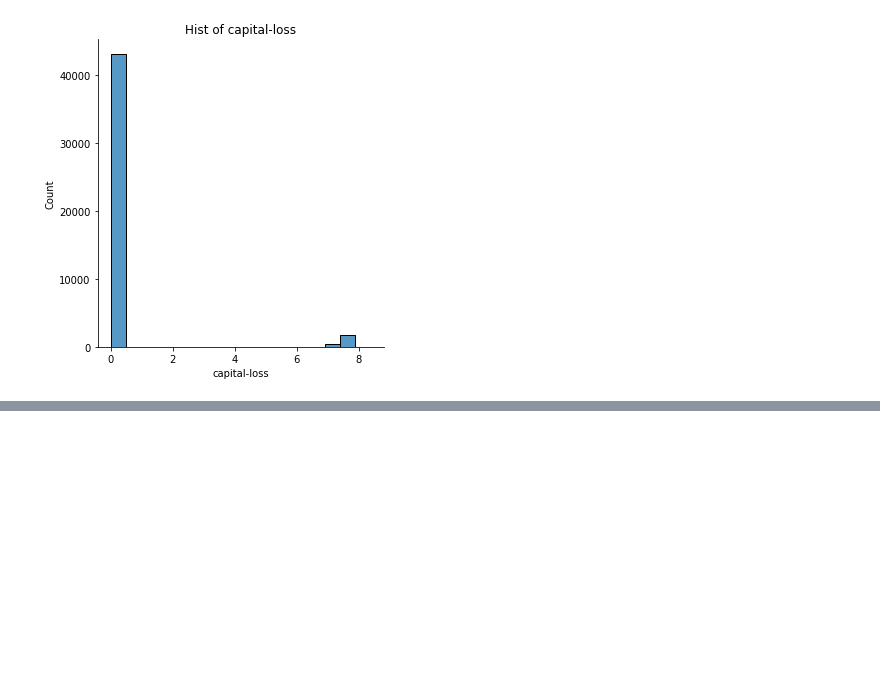
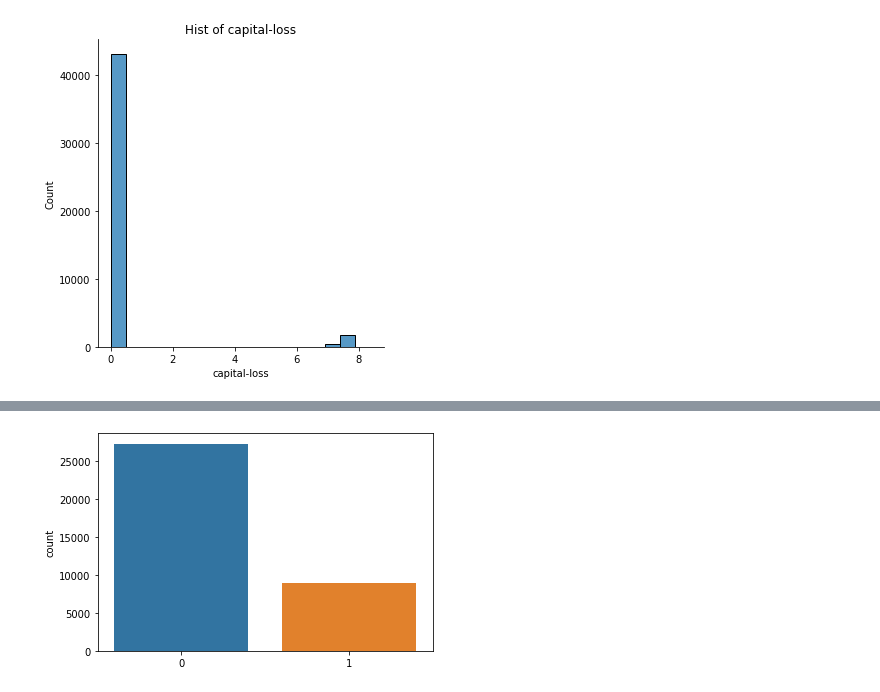
Before and after one commit to abdullah2297/Finding_donors, a Jupyter notebook: Charity_ML.ipynb, the cells around one changed output, grey strips where cells are left out. Cells and saved outputs as stored; diff of their text form; code cells hidden in the pictures; blank space fills up the shorter version.

Commit message:
Modeling Phase

```diff
--- a/Charity_ML.ipynb
+++ b/Charity_ML.ipynb
@@ -203,0 +238,9 @@ plt.show()
+# %%
+# iSOLATE TARGET FEATURE FROM THE DATA
+X_features = census.drop('income', axis=1)
+y_target = census['income']
+# %%
+# Convert Cat variables to dummies using Pandas
+X_features = pd.get_dummies(X_features, drop_first = True)
+
+len(X_features.columns)
@@ -203,0 +249,6 @@ plt.show()
+# %%
+# Convert The INCOME to Binary value ( 0, 1 )
+from sklearn.preprocessing import LabelEncoder
+encoder = LabelEncoder()
+y_target = encoder.fit_transform(y_target)
+y_target.shape
@@ -203,0 +257,6 @@ plt.show()
+# %%
+from sklearn.model_selection import train_test_split
+X_train, X_test, y_train, y_test = train_test_split(X_features, y_target, test_size = 0.2, random_state=42)
+
+print("Training set has {} samples.".format(X_train.shape[0]))
+print("Testing set has {} samples.".format(X_test.shape[0]))
@@ -203,0 +301,5 @@ plt.show()
+# %%
+sns.countplot(x=y_train)
+plt.show()
+# %% [output]
+[figure, added]
```
Also changed, not shown: parts of 32 cells of this notebook, 2 other files.
